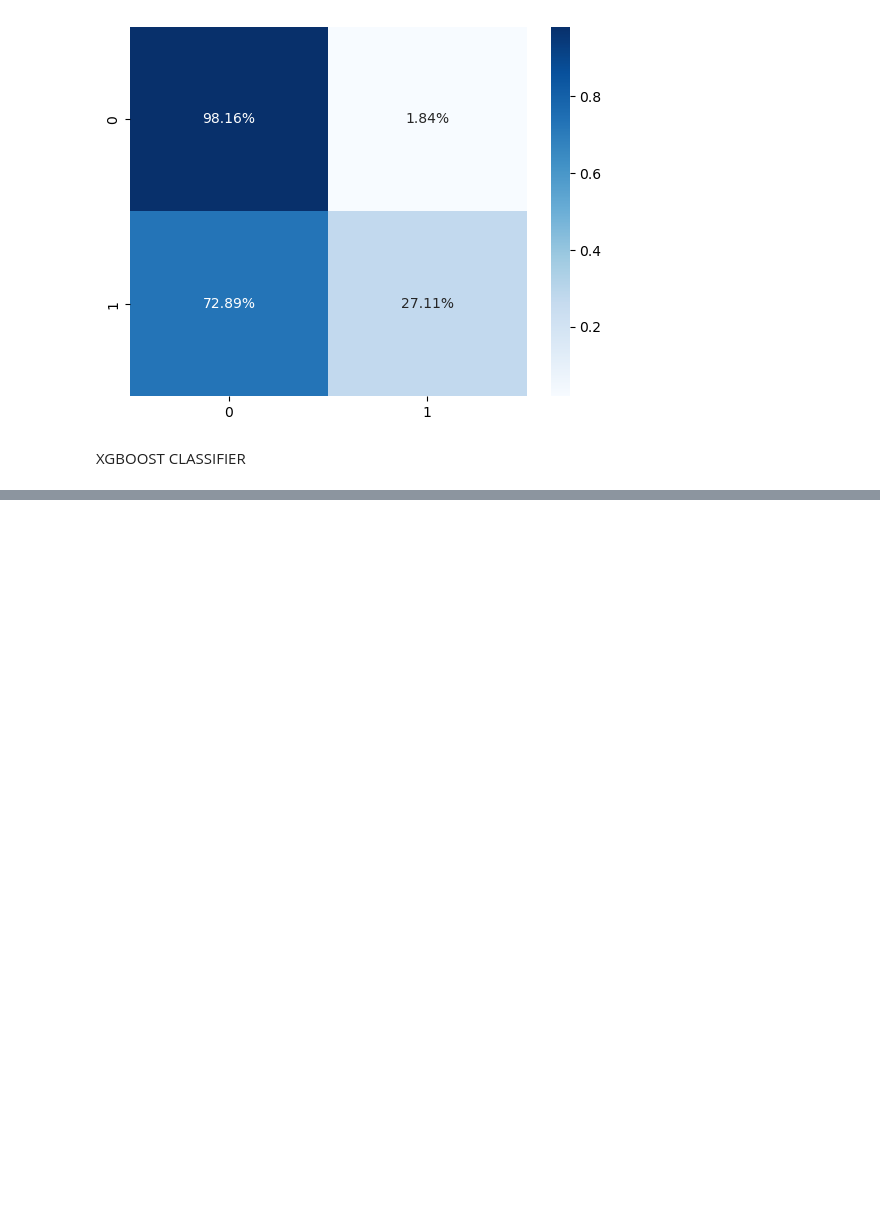
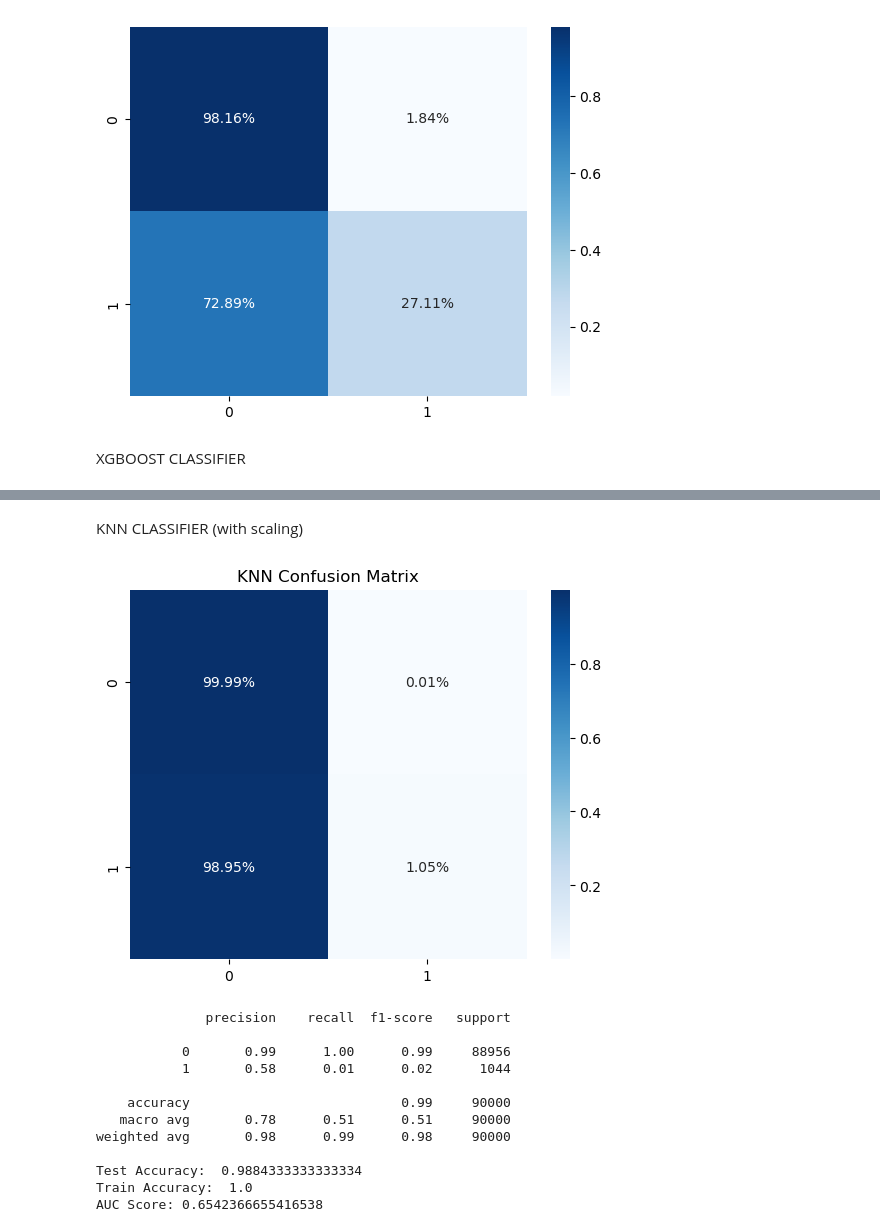
Before and after one commit to Nikhilkaushik7/Rider-churn-cancellation-analytics-, a Jupyter notebook: ride_cancellation.ipynb, the cells around one changed output, grey strips where cells are left out. Cells and saved outputs as stored; diff of their text form; code cells hidden in the pictures; blank space fills up the shorter version.

Commit message:
KNN prediction done

```diff
--- a/ride_cancellation.ipynb
+++ b/ride_cancellation.ipynb
@@ -412,0 +413,53 @@ AUC Score: 0.7571237648764838
+# %% [markdown]
+KNN CLASSIFIER (with scaling)
+# %%
+scaler = StandardScaler()
+X_train_scaled = scaler.fit_transform(X_train)
+X_test_scaled = scaler.transform(X_valid)
+
+knn_param_grid = {
+    'n_neighbors': [10, 25, 35],
+    'weights': ['uniform', 'distance']
+}
+
+knn_grid = GridSearchCV(
+    KNeighborsClassifier(),
+    knn_param_grid,
+    scoring='roc_auc',
+    cv=3,
+    n_jobs=-1
+)
+
+knn_grid.fit(X_train_scaled, y_train)
+
+classifier = knn_grid.best_estimator_
+# %%
+knny_pred = classifier.predict(X_test_scaled)
+knny_preds_prob = classifier.predict_proba(X_test_scaled)[:,1]
+
+result = confusion_matrix(y_valid, knny_pred)
+r = np.sum(result, axis=1)
+a,b,c,d = result[0][0]/r[0], result[0][1]/r[0], result[1][0]/r[1], result[1][1]/r[1]
+
+sns.heatmap([[a,b],[c,d]], annot=True, fmt=".2%", cmap='Blues')
+plt.title('KNN Confusion Matrix')
+plt.show()
+
+print(classification_report(y_valid, knny_pred))
+print('Test Accuracy: ', classifier.score(X_test_scaled,y_valid))
+print('Train Accuracy: ', classifier.score(X_train_scaled,y_train))
+print('AUC Score:', roc_auc_score(y_valid, knny_preds_prob))
+# %% [output]
+[figure, added]
+              precision    recall  f1-score   support
+
+           0       0.99      1.00      0.99     88956
+           1       0.58      0.01      0.02      1044
+
+    accuracy                           0.99     90000
+   macro avg       0.78      0.51      0.51     90000
+weighted avg       0.98      0.99      0.98     90000
+
+Test Accuracy:  0.9884333333333334
+Train Accuracy:  1.0
+AUC Score: 0.6542366655416538
```
Also changed, not shown: parts of 2 cells of this notebook.
